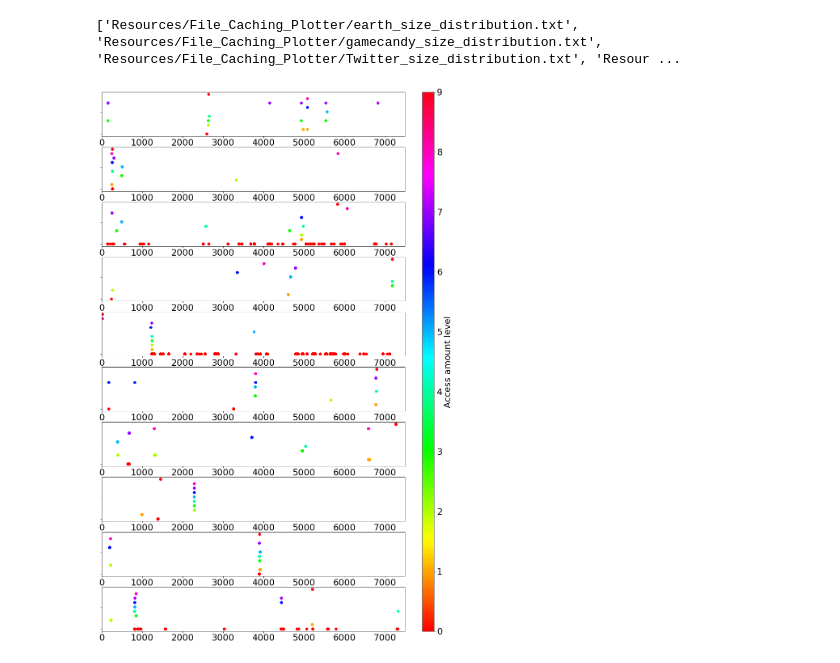
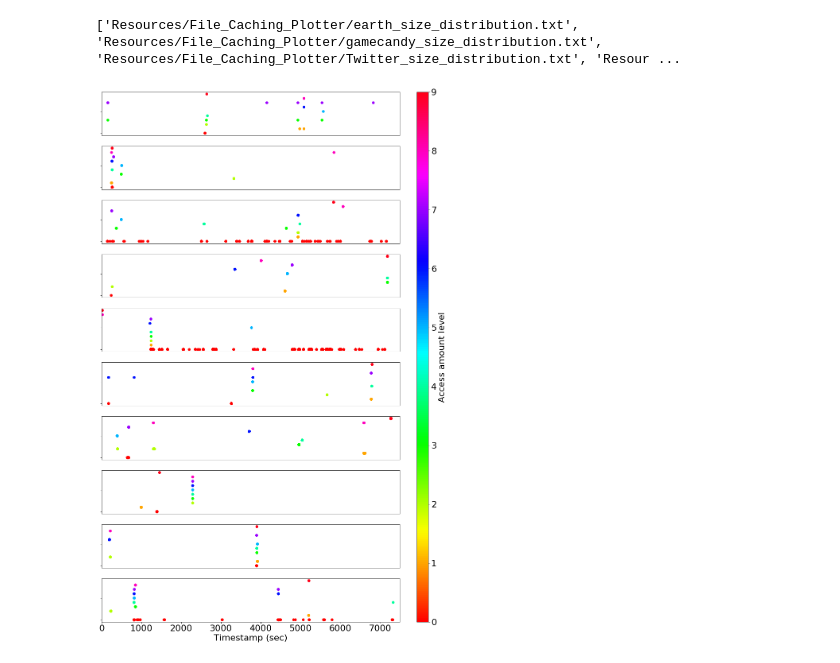
Before and after one commit to supermt/MotivationPlotter, a Jupyter notebook: File_Caching_Plotter.ipynb, the cells around one changed output. Drawn from its saved outputs; the diff is of its cells as text; code cells hidden in the pictures.

```diff
--- a/File_Caching_Plotter.ipynb
+++ b/File_Caching_Plotter.ipynb
@@ -59,37 +59,40 @@ def add_points_to_scatter(subfigure,src_file):
                           cmap=cmap)
     subfigure.yaxis.set_major_formatter(yr_major_formatter)
     subfigure.set_xlim(0,7500)
-
+    subfigure.set_xticks([])
     return
 
 
 bar_count = 10
 bar_size = 5
 
 fig = plt.figure(figsize=(16, 25)) # change the size of total figure here
 grid = plt.GridSpec(bar_size * bar_count,13,hspace=0,wspace=1.5) # If you really want to change this line, tell me first
 
 scatter_bars = []
 
 for i in range(bar_count):
     scatter_bar = fig.add_subplot(grid[i*bar_size:(i+1)*bar_size-1,1:12])
     scatter_bars.append(scatter_bar)
 
 processed_file = 0
 
 color_bar = fig.add_subplot(grid[:-1,-1:])
 
 cmap = mpl.cm.hsv # choose your favorite at https://matplotlib.org/3.2.0/tutorials/colors/colormaps.html
 norm = mpl.colors.Normalize(vmin=0, vmax=9)
 
 cb1 = mpl.colorbar.ColorbarBase(color_bar, cmap=cmap,
                                 norm=norm,
                                 orientation='vertical')
 cb1.ax.yaxis.set_major_formatter(y_major_formatter)
 cb1.set_label('Access amount level')
 
 for single_scatter in scatter_bars:
     add_points_to_scatter(single_scatter,source_files[processed_file])
     processed_file+=1
+
+scatter_bars[-1].set_xlabel("Timestamp (sec)")
+_ = scatter_bars[-1].set_xticks(range(0,7500,1000))
 # %% [output]
-[figure, old version]
+[figure, new version]
```
